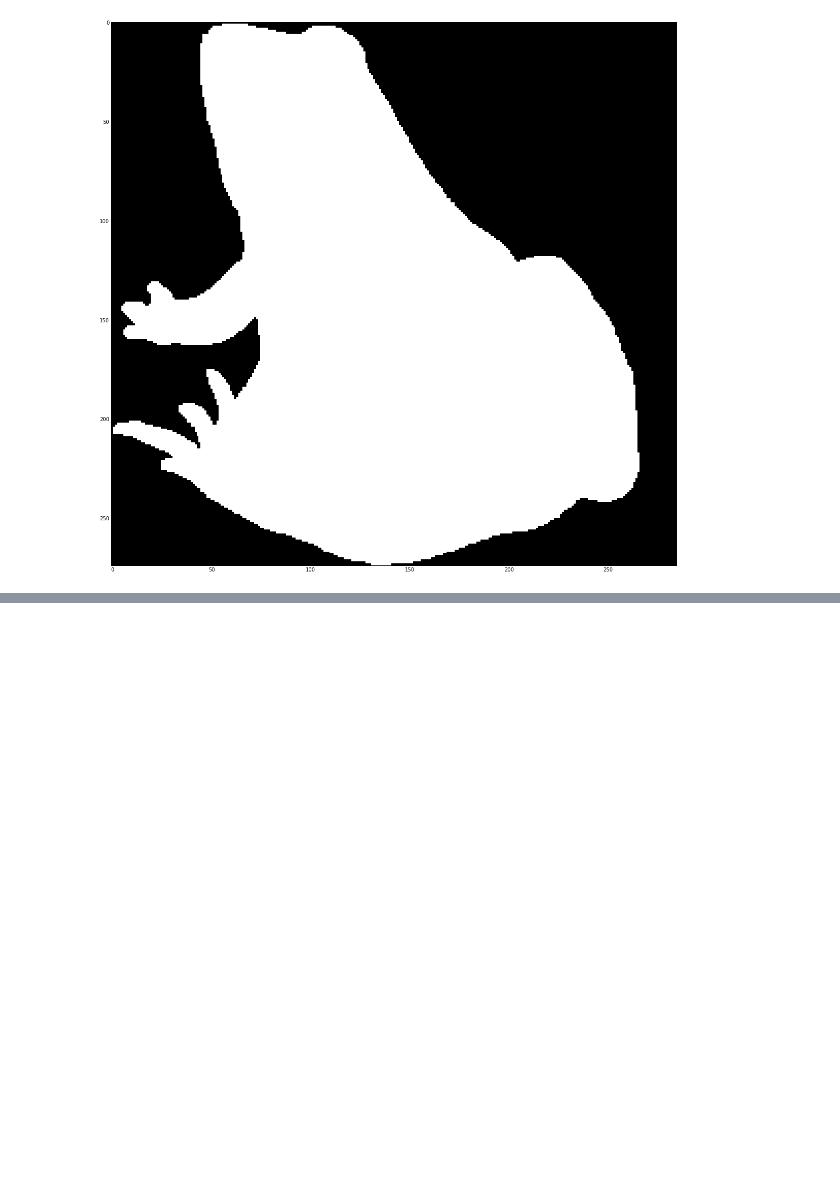
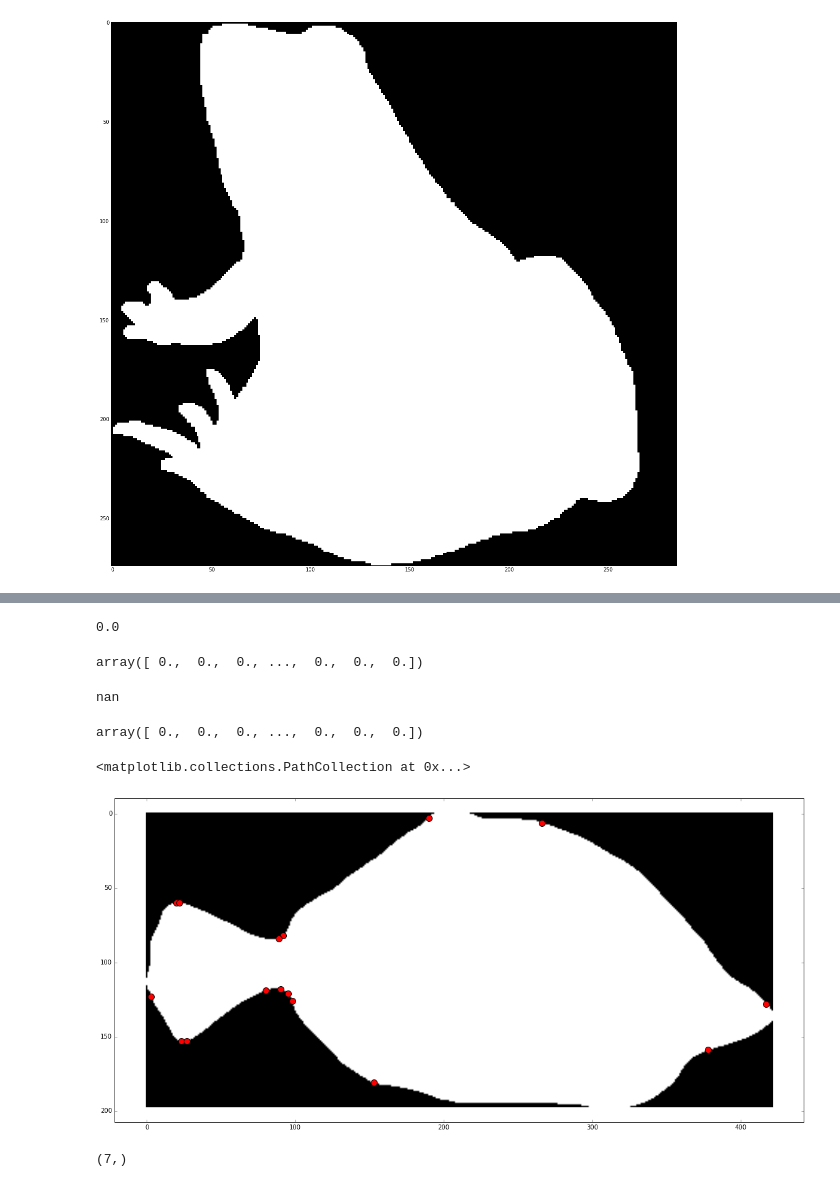
Before and after one commit to eugeniashurko/fork-recognition, a Jupyter notebook: experiments/curvature.ipynb, the cells around one changed output, grey strips where cells are left out. Cells and saved outputs as stored; diff of their text form; code cells hidden in the pictures; blank space fills up the shorter version.

```diff
--- a/experiments/curvature.ipynb
+++ b/experiments/curvature.ipynb
@@ -482,0 +506,4 @@ peaks
+# %%
+np.linalg.norm(original - ud, ord=-inf)
+# %% [output]
+0.0
@@ -482,0 +512,29 @@ peaks
+# %%
+(properties[0].image.flatten()+ud.flatten())
+# %% [output]
+array([ 0.,  0.,  0., ...,  0.,  0.,  0.])
+# %%
+(min(abs(properties[0].image.flatten()-ud.flatten())/(properties[0].image.flatten()+ud.flatten())))
+# %% [output]
+nan
+# %%
+lr.flatten()
+# %% [output]
+array([ 0.,  0.,  0., ...,  0.,  0.,  0.])
+# %%
+from skimage.morphology import octagon
+from skimage.feature import (corner_fast, corner_peaks,
+                             corner_orientations)
+corners = corner_peaks(corner_fast(original, 9), min_distance=1)
+# %%
+fig1 = plt.figure()
+ax1 = fig1.add_subplot(111, aspect='equal')
+ax1.imshow(original, cmap=plt.cm.gray)
+ax1.scatter([c[1] for c in corners], [c[0] for c in corners],  marker='o', c='r', s=100)
+# %% [output]
+<matplotlib.collections.PathCollection at 0x...>
+[figure, added]
+# %%
+properties[0].moments_hu.shape
+# %% [output]
+(7,)
```
Also changed, not shown: parts of 20 cells of this notebook, 2 other files.
